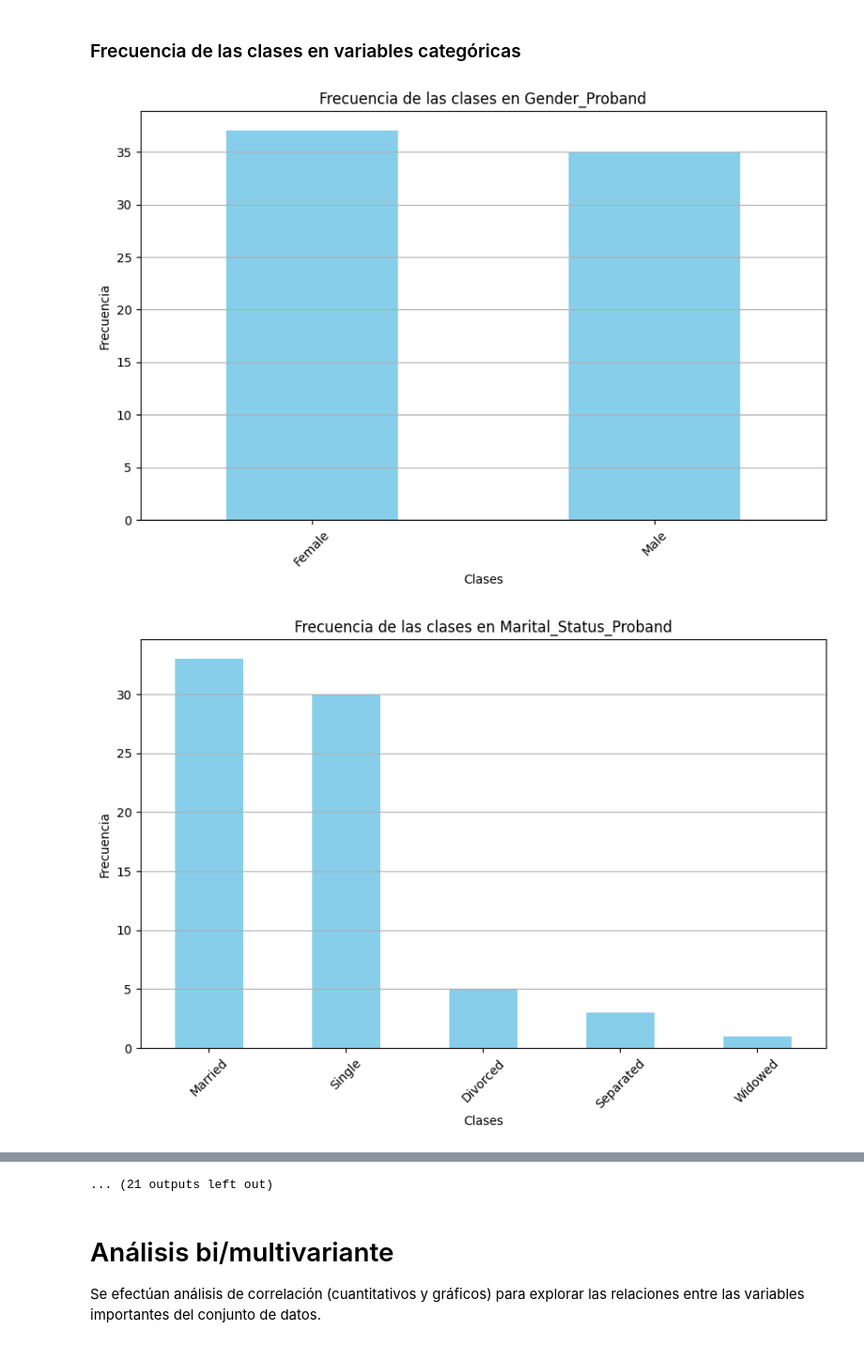
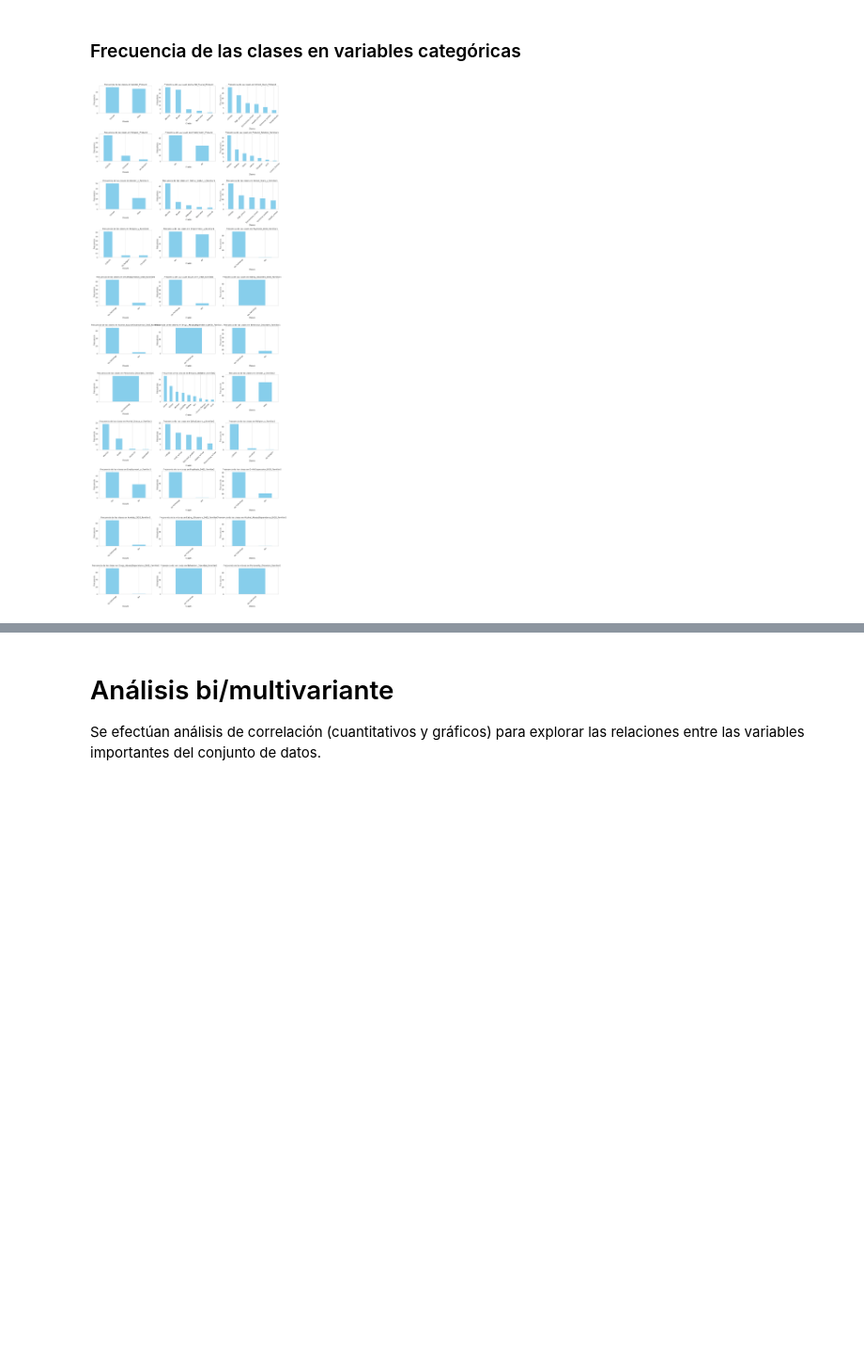
Before and after one commit to A01793101-GMuniz/ProyectoIntegrador, a Jupyter notebook: Avance4_5.ipynb, the cells around one changed output, grey strips where cells are left out. Shown at 94% size. Drawn from its saved outputs; the diff is of its cells as text; code cells hidden in the pictures; blank space fills up the shorter version.

```diff
--- a/Avance4_5.ipynb
+++ b/Avance4_5.ipynb
@@ -1056,29 +1056,40 @@ Se emplean técnicas de visualización (histogramas, boxplot, gráficos de barra
 # %% [markdown]
 ### Frecuencia de las clases en variables categóricas
 # %%
-# Calculamos la frecuencia de cada una de las clases exepto la clase de salida
+# Calculamos la frecuencia de cada una de las clases excepto la clase de salida
 import matplotlib.pyplot as plt
 
 # Obtener todas las columnas categóricas excepto 'Psychiatric_Diagnosis_DIGS'
 columnas_categoricas = final_df.select_dtypes(include='object').columns
 columnas_graficas = [columna for columna in columnas_categoricas if columna != 'Psychiatric_Diagnosis_DIGS']
 
-# Creamos subgráficos solo para las columnas seleccionadas
-for columna in columnas_graficas:
+# Configuración de la figura
+num_subplots = len(columnas_graficas)
+num_cols = 3
+num_rows = (num_subplots + num_cols - 1) // num_cols
+fig, axs = plt.subplots(num_rows, num_cols, figsize=(20, num_rows * 5))
+
+# Iteramos sobre las columnas seleccionadas y generamos cada gráfico
+for i, nombre_columna in enumerate(columnas_graficas):
     # Calculamos la frecuencia de las clases
-    frecuencia_clases = final_df[columna].value_counts()
+    frecuencia_clases = final_df[nombre_columna].value_counts()
 
-    # Creamos el gráfico de barras
-    plt.figure(figsize=(10, 6))
-    frecuencia_clases.plot(kind='bar', color='skyblue')
-    plt.title(f"Frecuencia de las clases en {columna}")
-    plt.xlabel("Clases")
-    plt.ylabel("Frecuencia")
-    plt.xticks(rotation=45)
-    plt.grid(axis='y')
+    # Calculamos la posición del subplot
+    fila = i // num_cols
+    columna = i % num_cols
 
-    # Mostramos el gráfico
-    plt.show()
+    # Creamos el gráfico de barras en el subplot correspondiente
+    frecuencia_clases.plot(kind='bar', color='skyblue', ax=axs[fila, columna])
+    axs[fila, columna].set_title(f"Frecuencia de las clases en {nombre_columna}")  # Utilizamos el nombre de la columna
+    axs[fila, columna].set_xlabel("Clases")
+    axs[fila, columna].set_ylabel("Frecuencia")
+    axs[fila, columna].tick_params(axis='x', rotation=45)
+    axs[fila, columna].grid(axis='y')
+
+# Ajustamos el diseño para evitar superposiciones
+plt.tight_layout()
+
+# Mostramos los gráficos
+plt.show()
 # %% [output]
-[figure, old version]
+[figure, new version]
-[figure, removed]
@@ -1095,4 +1096,3 @@ for columna in columnas_graficas:
-... (21 outputs left out)
 # %% [markdown]
 # Análisis bi/multivariante
 
```
Also changed, not shown: parts of 39 cells of this notebook.
